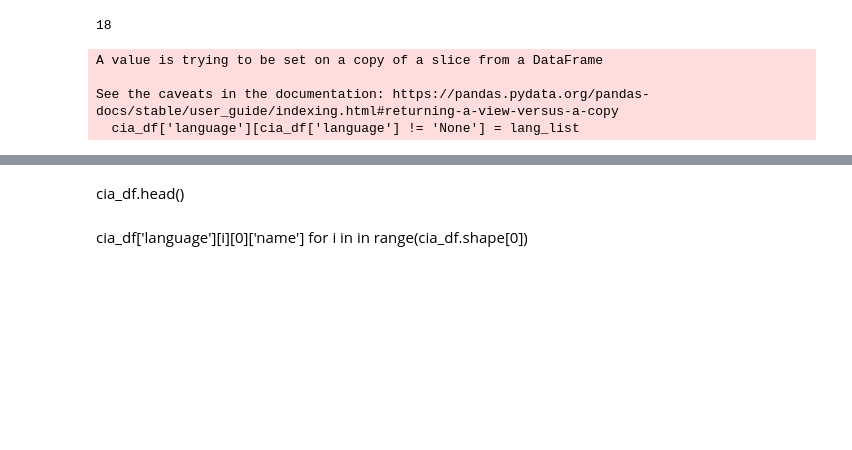
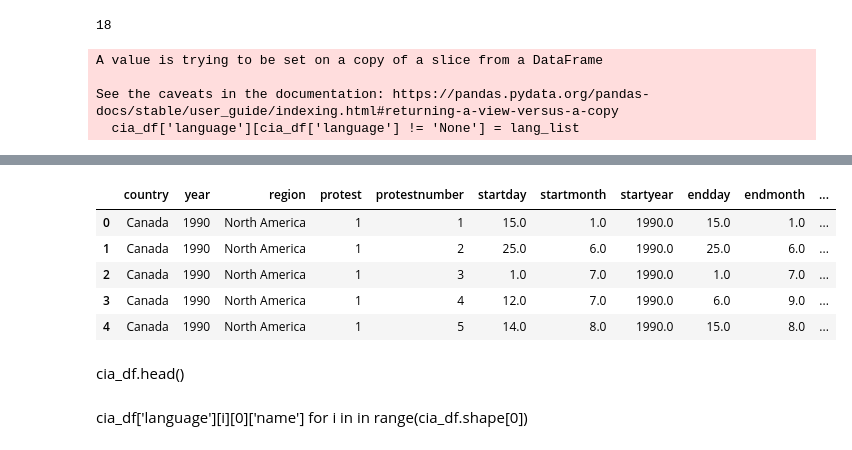
Before and after one commit to justhow/hear-us, a Jupyter notebook: david/Untitled-Copy1.ipynb, the cells around one changed output, grey strips where cells are left out. Cells and saved outputs as stored; diff of their text form; code cells hidden in the pictures; blank space fills up the shorter version.

Commit message:
cia_df clean and global_cia_combined added to data

```diff
--- a/david/Untitled-Copy1.ipynb
+++ b/david/Untitled-Copy1.ipynb
@@ -185,0 +243,11 @@ Name: govt_type, dtype: object
+# %%
+global_df = pd.read_csv('../data/global.csv')
+# %%
+global_df.head()
+# %% [output]
+|  | country | year | region | protest | protestnumber | startday | startmonth | startyear | endday | endmonth | ... |
+| 0 | Canada | 1990 | North America | 1 | 1 | 15.0 | 1.0 | 1990.0 | 15.0 | 1.0 | ... |
+| 1 | Canada | 1990 | North America | 1 | 2 | 25.0 | 6.0 | 1990.0 | 25.0 | 6.0 | ... |
+| 2 | Canada | 1990 | North America | 1 | 3 | 1.0 | 7.0 | 1990.0 | 1.0 | 7.0 | ... |
+| 3 | Canada | 1990 | North America | 1 | 4 | 12.0 | 7.0 | 1990.0 | 6.0 | 9.0 | ... |
+| 4 | Canada | 1990 | North America | 1 | 5 | 14.0 | 8.0 | 1990.0 | 15.0 | 8.0 | ... |
```
Also changed, not shown: parts of 15 cells of this notebook, 3 other files.
